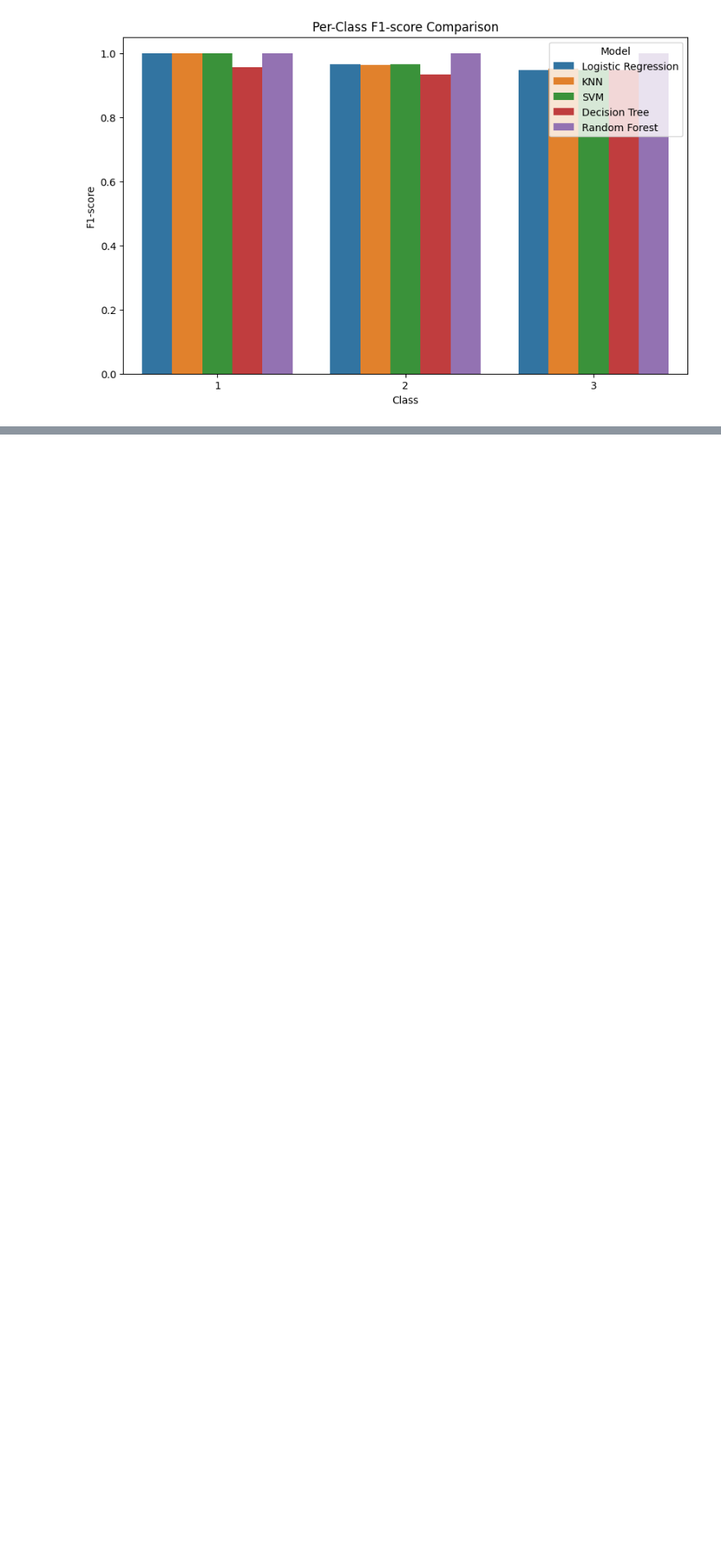
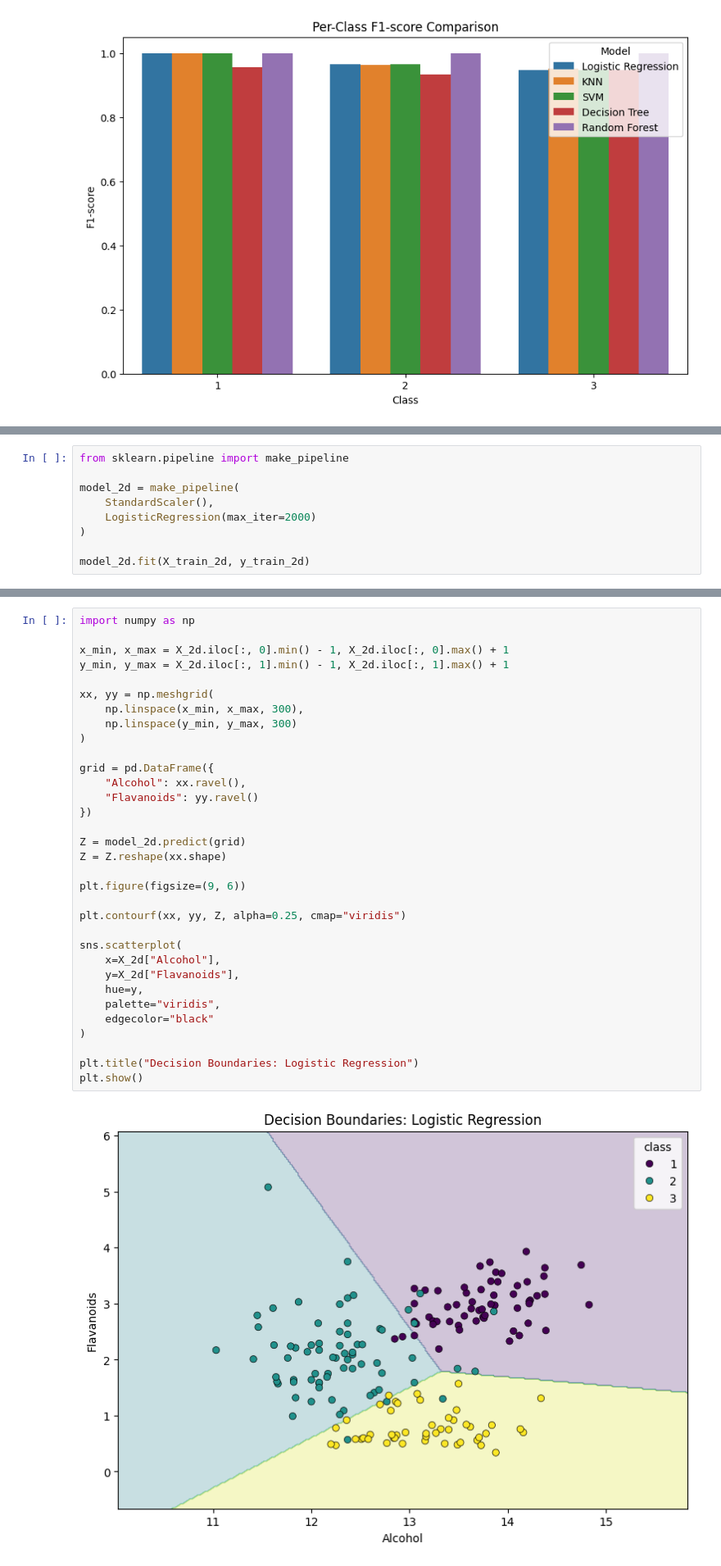
Before and after one commit to yashwanth-bu/classification-machine-learning, a Jupyter notebook: Traditional-Classification-Models/01_wine_classification.ipynb, the cells around one changed output, grey strips where cells are left out. Shown at 82% size. Cells and saved outputs as stored; diff of their text form; blank space fills up the shorter version.

```diff
--- a/Traditional-Classification-Models/01_wine_classification.ipynb
+++ b/Traditional-Classification-Models/01_wine_classification.ipynb
@@ -770,0 +1182,9 @@ plt.show()
+# %%
+from sklearn.pipeline import make_pipeline
+
+model_2d = make_pipeline(
+    StandardScaler(),
+    LogisticRegression(max_iter=2000)
+)
+
+model_2d.fit(X_train_2d, y_train_2d)
@@ -770,0 +1194,35 @@ plt.show()
+# %%
+import numpy as np
+
+x_min, x_max = X_2d.iloc[:, 0].min() - 1, X_2d.iloc[:, 0].max() + 1
+y_min, y_max = X_2d.iloc[:, 1].min() - 1, X_2d.iloc[:, 1].max() + 1
+
+xx, yy = np.meshgrid(
+    np.linspace(x_min, x_max, 300),
+    np.linspace(y_min, y_max, 300)
+)
+
+grid = pd.DataFrame({
+    "Alcohol": xx.ravel(),
+    "Flavanoids": yy.ravel()
+})
+
+Z = model_2d.predict(grid)
+Z = Z.reshape(xx.shape)
+
+plt.figure(figsize=(9, 6))
+
+plt.contourf(xx, yy, Z, alpha=0.25, cmap="viridis")
+
+sns.scatterplot(
+    x=X_2d["Alcohol"],
+    y=X_2d["Flavanoids"],
+    hue=y,
+    palette="viridis",
+    edgecolor="black"
+)
+
+plt.title("Decision Boundaries: Logistic Regression")
+plt.show()
+# %% [output]
+[figure, added]
```
Also changed, not shown: parts of 17 cells of this notebook.
